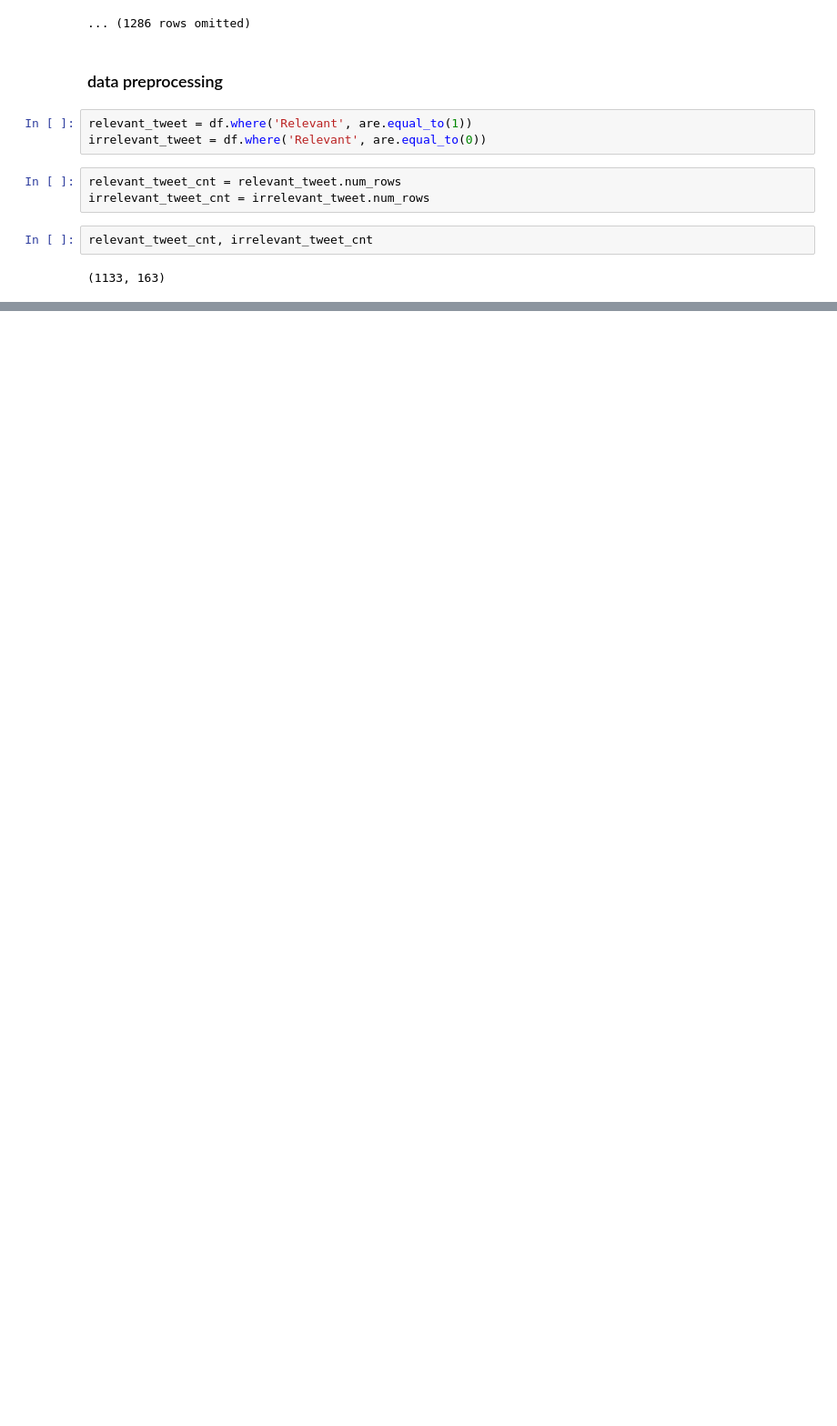
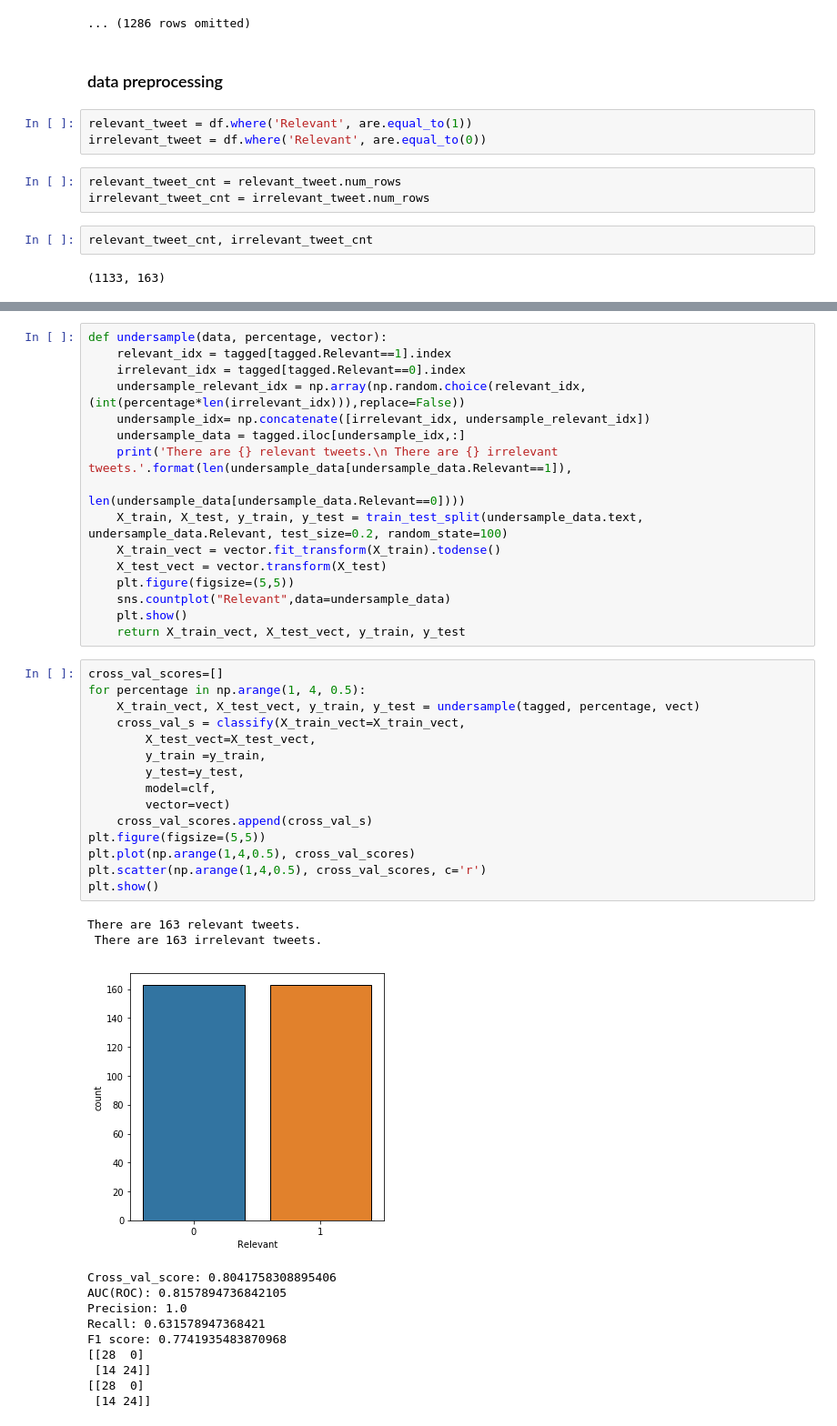
Before and after one commit to karenyyy/data_science, a Jupyter notebook: Datasci_Fall_18/ds200/Labs/lab5/lab5.ipynb, the cells around one changed output, grey strips where cells are left out. Shown: that part at 91% size. Cells and saved outputs as stored; diff of their text form; blank space fills up the shorter version.

```diff
--- a/Datasci_Fall_18/ds200/Labs/lab5/lab5.ipynb
+++ b/Datasci_Fall_18/ds200/Labs/lab5/lab5.ipynb
@@ -200,0 +235,44 @@ plot_cm(metrics.confusion_matrix(y_test, y_pred))
+# %%
+def undersample(data, percentage, vector):
+    relevant_idx = tagged[tagged.Relevant==1].index
+    irrelevant_idx = tagged[tagged.Relevant==0].index
+    undersample_relevant_idx = np.array(np.random.choice(relevant_idx,(int(percentage*len(irrelevant_idx))),replace=False))
+    undersample_idx= np.concatenate([irrelevant_idx, undersample_relevant_idx])
+    undersample_data = tagged.iloc[undersample_idx,:]
+    print('There are {} relevant tweets.\n There are {} irrelevant tweets.'.format(len(undersample_data[undersample_data.Relevant==1]),
+                                                                                   len(undersample_data[undersample_data.Relevant==0])))
+    X_train, X_test, y_train, y_test = train_test_split(undersample_data.text, undersample_data.Relevant, test_size=0.2, random_state=100)
+    X_train_vect = vector.fit_transform(X_train).todense()
+    X_test_vect = vector.transform(X_test)
+    plt.figure(figsize=(5,5))
+    sns.countplot("Relevant",data=undersample_data)
+    plt.show()
+    return X_train_vect, X_test_vect, y_train, y_test
+# %%
+cross_val_scores=[]
+for percentage in np.arange(1, 4, 0.5):
+    X_train_vect, X_test_vect, y_train, y_test = undersample(tagged, percentage, vect)
+    cross_val_s = classify(X_train_vect=X_train_vect,
+        X_test_vect=X_test_vect,
+        y_train =y_train,
+        y_test=y_test,
+        model=clf,
+        vector=vect)
+    cross_val_scores.append(cross_val_s)
+plt.figure(figsize=(5,5))
+plt.plot(np.arange(1,4,0.5), cross_val_scores)
+plt.scatter(np.arange(1,4,0.5), cross_val_scores, c='r')
+plt.show()
+# %% [output]
+There are 163 relevant tweets.
+ There are 163 irrelevant tweets.
+[figure, added]
+Cross_val_score: 0.8041758308895406
+AUC(ROC): 0.8157894736842105
+Precision: 1.0
+Recall: 0.631578947368421
+F1 score: 0.7741935483870968
+[[28  0]
+ [14 24]]
+[[28  0]
+ [14 24]]
```
Also changed, not shown: parts of 36 cells of this notebook, 47 other files.
